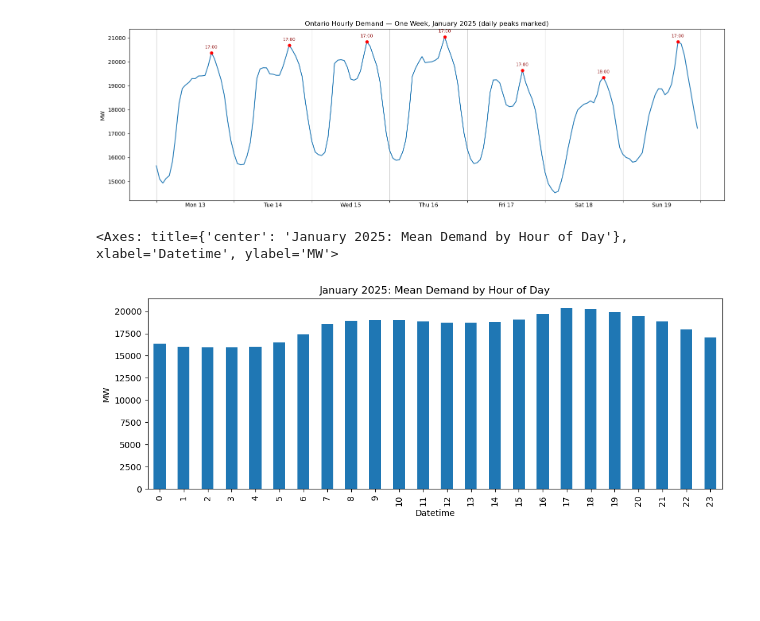
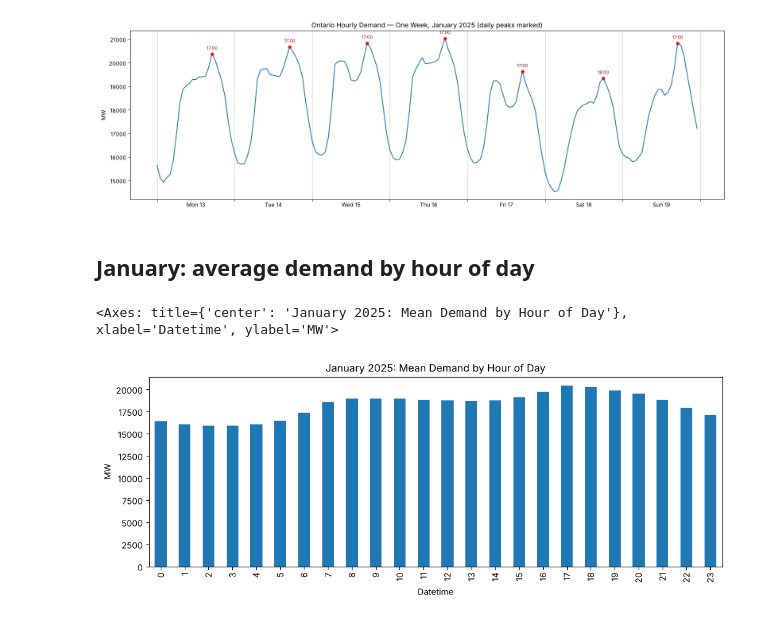
Before and after one commit to zekiyerdem/ontario-demand-forecast, a Jupyter notebook: 01_exploration.ipynb, the cells around one changed output. Cells and saved outputs as stored; diff of their text form; code cells hidden in the pictures; blank space fills up the shorter version.

```diff
--- a/01_exploration.ipynb
+++ b/01_exploration.ipynb
@@ -60,6 +68,3 @@ df.loc["2025-01-13":"2025-01-19", "Ontario Demand"].plot(figsize=(14, 4), title=
 # %% [output]
 <Axes: title={'center': 'One week, January 2025'}, xlabel='Datetime'>
 [figure]
-# %%
-df.index = pd.to_datetime(df.index)
-df.index.dtype     # should now say: datetime64[ns]
@@ -98,8 +99,10 @@ plt.tight_layout()
 plt.show()
 # %% [output]
 [figure]
+# %% [markdown]
+## January: average demand by hour of day
 # %%
-raw.loc["2025-01", "Ontario Demand"].groupby(raw.loc["2025-01"].index.hour).mean().plot(kind="bar", figsize=(12,4), title="January 2025: Mean Demand by Hour of Day", ylabel="MW")
+df.loc["2025-01", "Ontario Demand"].groupby(df.loc["2025-01"].index.hour).mean().plot(kind="bar", figsize=(12,4), title="January 2025: Mean Demand by Hour of Day", ylabel="MW")
 # %% [output]
 <Axes: title={'center': 'January 2025: Mean Demand by Hour of Day'}, xlabel='Datetime', ylabel='MW'>
-[figure, old version]
+[figure, new version]
```
Also changed, not shown: parts of 8 cells of this notebook.
